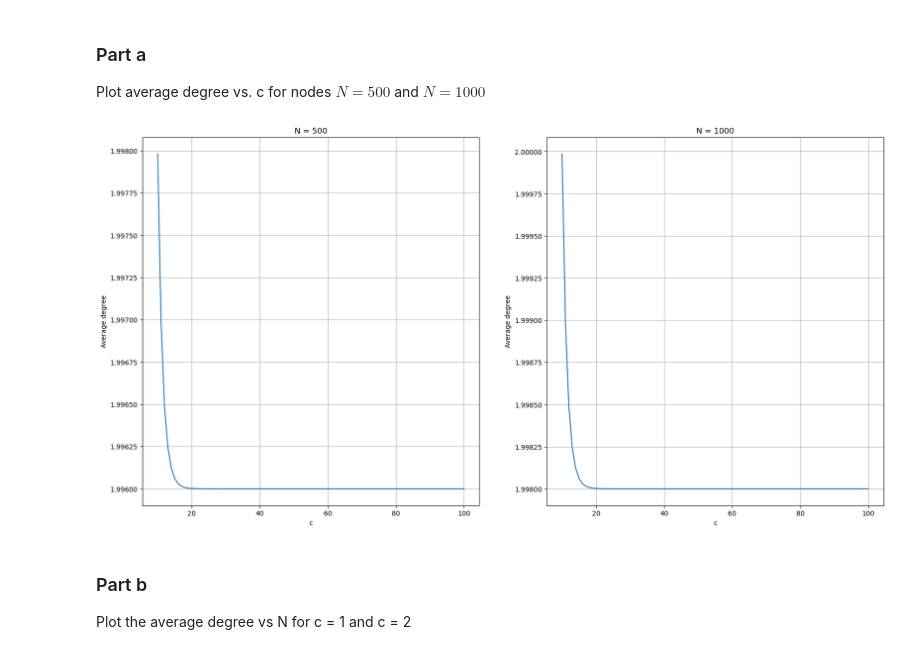
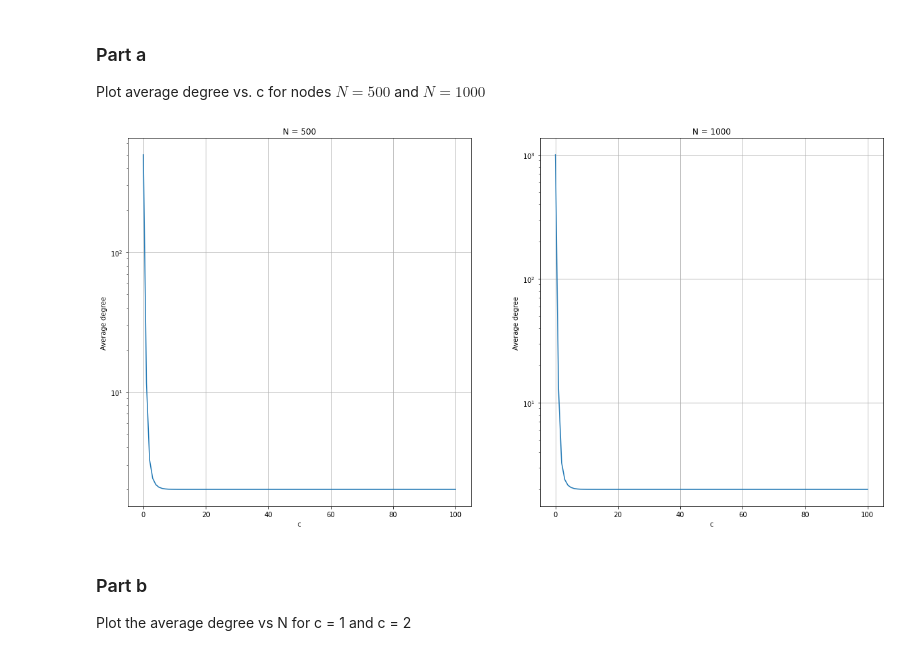
Before and after one commit to tathagatoroy/Dynamical-Processes-in-Complex-Networks, a Jupyter notebook: Assignment 1/Assignment_1.ipynb, the cells around one changed output. Saved outputs shown, nothing was run; the diff lists cells and outputs as text; code cells hidden in the pictures.

```diff
--- a/Assignment 1/Assignment_1.ipynb
+++ b/Assignment 1/Assignment_1.ipynb
@@ -40,23 +40,24 @@ Plot average degree vs. c for nodes $N=500$ and $N=1000$
 # %%
 # Question
 def avg_deg_c(network_type = "chain"):
     fig, axs = plt.subplots(1, 2, figsize=(20, 10))
     for i, n in enumerate([500, 1000]):
         max_c = 100
         avg_degs = []
-        c_range = list(range(10, max_c + 1))
+        c_range = list(range(0, max_c + 1))
         for c in c_range:
             g = create_graph(n, c, network_type)
             avg_degs.append(compute_average_degree(g))
         axs[i].grid()
         axs[i].plot(c_range, avg_degs)
         axs[i].set_ylabel("Average degree")
+        axs[i].set_yscale('log')
         axs[i].set_xlabel("c")
         axs[i].set_title(f"N = {n}")
 
 avg_deg_c("chain")
 # %% [output]
-[figure, old version]
+[figure, new version]
 # %% [markdown]
 ### Part b
 Plot the average degree vs N for c = 1 and c = 2
```
Also changed, not shown: parts of 1 cell of this notebook, 5 other files.
